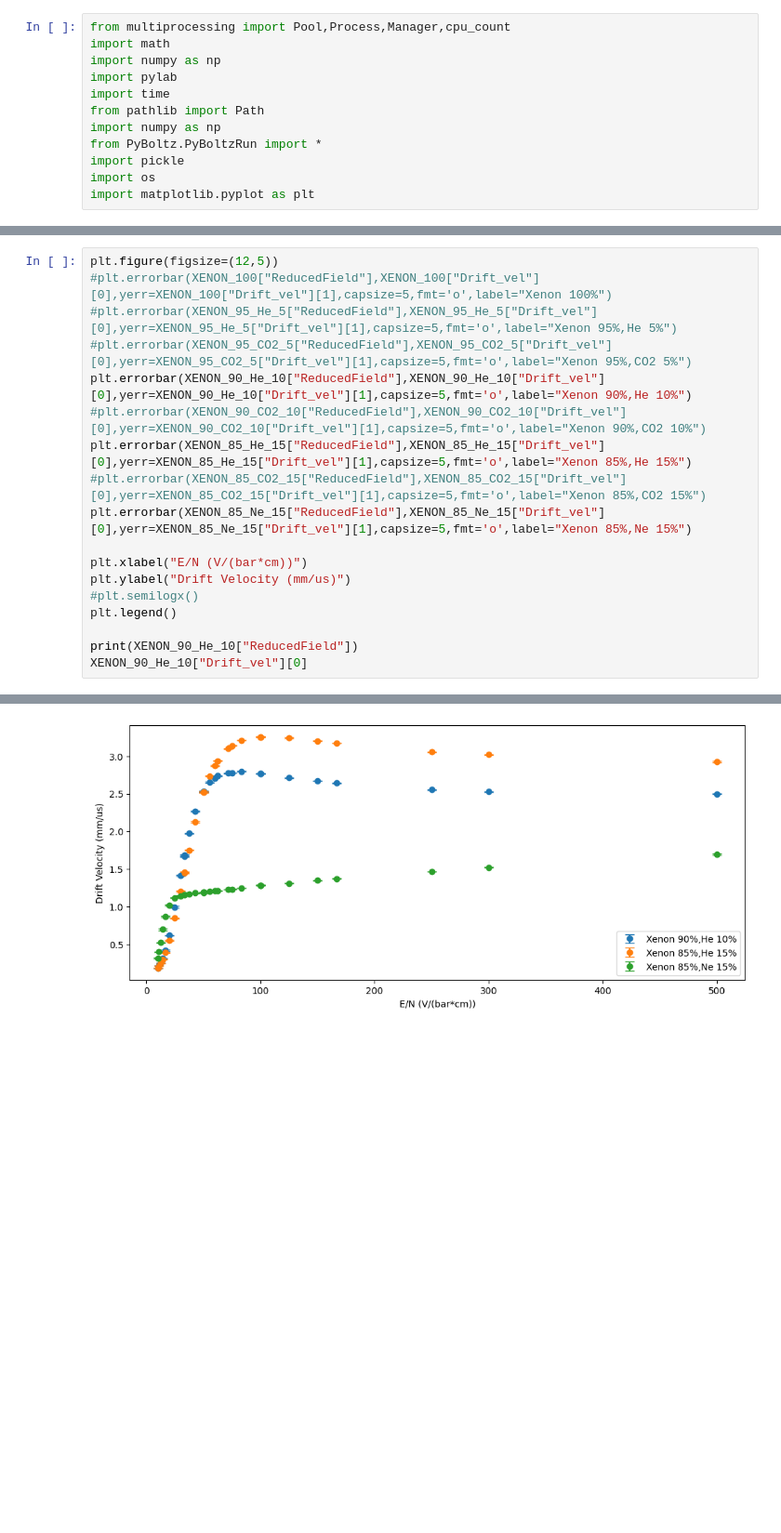
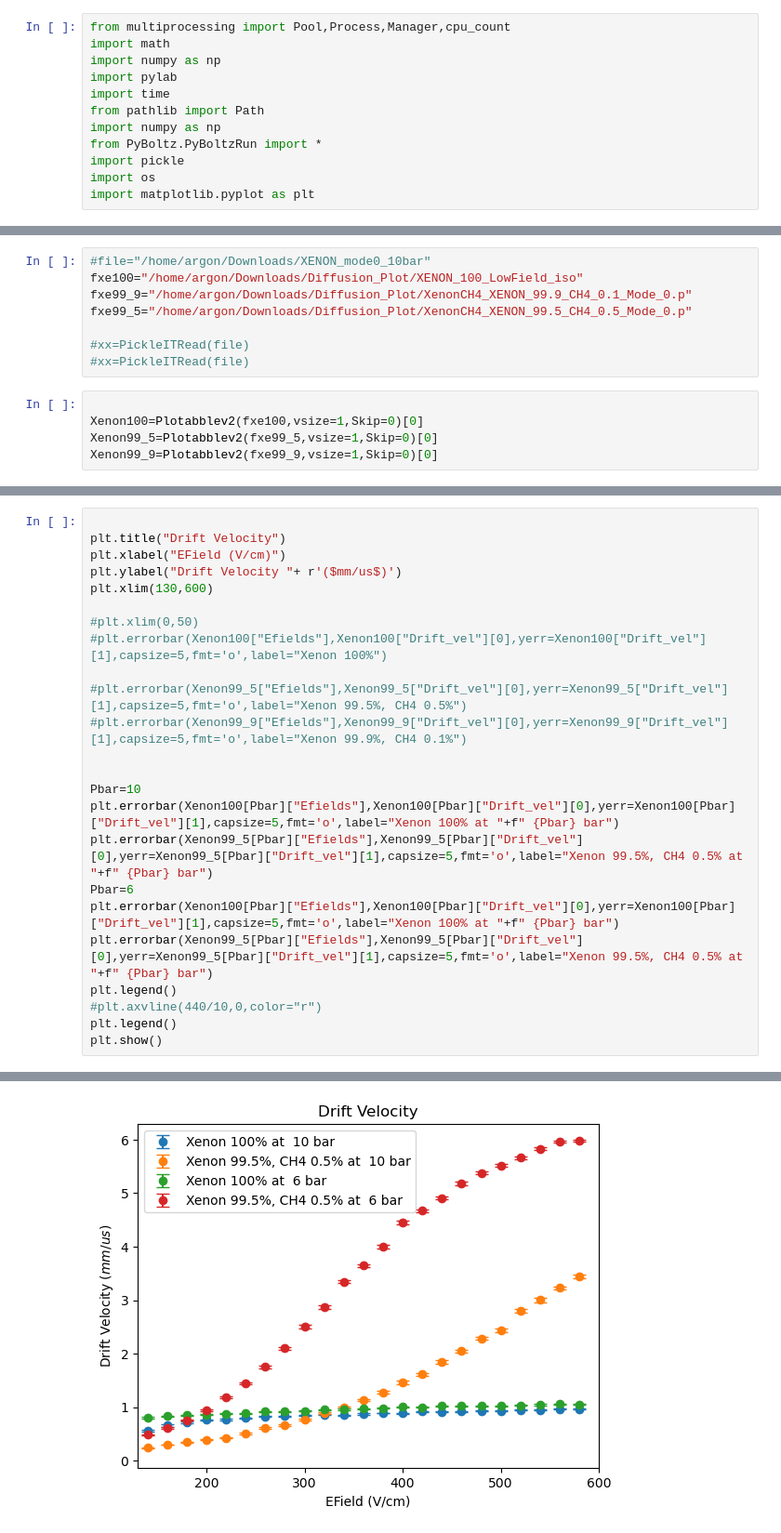
Before and after one commit to ilkerparmaksiz/Analysis, a Jupyter notebook: CRAB/CRAB_Diffusion_Plots.ipynb, the cells around one changed output, grey strips where cells are left out. Shown: that part at 93% size. Cells and saved outputs as stored; diff of their text form; blank space fills up the shorter version.

Commit message:
Add files via upload
Some Plots are updated

```diff
--- a/CRAB/CRAB_Diffusion_Plots.ipynb
+++ b/CRAB/CRAB_Diffusion_Plots.ipynb
@@ -131,0 +451,13 @@ print(t)
+# %%
+#file="/home/argon/Downloads/XENON_mode0_10bar"
+fxe100="/home/argon/Downloads/Diffusion_Plot/XENON_100_LowField_iso"
+fxe99_9="/home/argon/Downloads/Diffusion_Plot/XenonCH4_XENON_99.9_CH4_0.1_Mode_0.p"
+fxe99_5="/home/argon/Downloads/Diffusion_Plot/XenonCH4_XENON_99.5_CH4_0.5_Mode_0.p"
+
+#xx=PickleITRead(file)
+#xx=PickleITRead(file)
+# %%
+
+Xenon100=Plotabblev2(fxe100,vsize=1,Skip=0)[0]
+Xenon99_5=Plotabblev2(fxe99_5,vsize=1,Skip=0)[0]
+Xenon99_9=Plotabblev2(fxe99_9,vsize=1,Skip=0)[0]
@@ -132,19 +509,25 @@ print(t)
 # %%
-plt.figure(figsize=(12,5))
-#plt.errorbar(XENON_100["ReducedField"],XENON_100["Drift_vel"][0],yerr=XENON_100["Drift_vel"][1],capsize=5,fmt='o',label="Xenon 100%")
-#plt.errorbar(XENON_95_He_5["ReducedField"],XENON_95_He_5["Drift_vel"][0],yerr=XENON_95_He_5["Drift_vel"][1],capsize=5,fmt='o',label="Xenon 95%,He 5%")
-#plt.errorbar(XENON_95_CO2_5["ReducedField"],XENON_95_CO2_5["Drift_vel"][0],yerr=XENON_95_CO2_5["Drift_vel"][1],capsize=5,fmt='o',label="Xenon 95%,CO2 5%")
-plt.errorbar(XENON_90_He_10["ReducedField"],XENON_90_He_10["Drift_vel"][0],yerr=XENON_90_He_10["Drift_vel"][1],capsize=5,fmt='o',label="Xenon 90%,He 10%")
-#plt.errorbar(XENON_90_CO2_10["ReducedField"],XENON_90_CO2_10["Drift_vel"][0],yerr=XENON_90_CO2_10["Drift_vel"][1],capsize=5,fmt='o',label="Xenon 90%,CO2 10%")
-plt.errorbar(XENON_85_He_15["ReducedField"],XENON_85_He_15["Drift_vel"][0],yerr=XENON_85_He_15["Drift_vel"][1],capsize=5,fmt='o',label="Xenon 85%,He 15%")
-#plt.errorbar(XENON_85_CO2_15["ReducedField"],XENON_85_CO2_15["Drift_vel"][0],yerr=XENON_85_CO2_15["Drift_vel"][1],capsize=5,fmt='o',label="Xenon 85%,CO2 15%")
-plt.errorbar(XENON_85_Ne_15["ReducedField"],XENON_85_Ne_15["Drift_vel"][0],yerr=XENON_85_Ne_15["Drift_vel"][1],capsize=5,fmt='o',label="Xenon 85%,Ne 15%")
 
-plt.xlabel("E/N (V/(bar*cm))")
-plt.ylabel("Drift Velocity (mm/us)")
-#plt.semilogx()
+plt.title("Drift Velocity")
+plt.xlabel("EField (V/cm)")
+plt.ylabel("Drift Velocity "+ r'($mm/us$)')
+plt.xlim(130,600)
+
+#plt.xlim(0,50)
+#plt.errorbar(Xenon100["Efields"],Xenon100["Drift_vel"][0],yerr=Xenon100["Drift_vel"][1],capsize=5,fmt='o',label="Xenon 100%")
+
+#plt.errorbar(Xenon99_5["Efields"],Xenon99_5["Drift_vel"][0],yerr=Xenon99_5["Drift_vel"][1],capsize=5,fmt='o',label="Xenon 99.5%, CH4 0.5%")
+#plt.errorbar(Xenon99_9["Efields"],Xenon99_9["Drift_vel"][0],yerr=Xenon99_9["Drift_vel"][1],capsize=5,fmt='o',label="Xenon 99.9%, CH4 0.1%")
+
+
+Pbar=10
+plt.errorbar(Xenon100[Pbar]["Efields"],Xenon100[Pbar]["Drift_vel"][0],yerr=Xenon100[Pbar]["Drift_vel"][1],capsize=5,fmt='o',label="Xenon 100% at "+f" {Pbar} bar")
+plt.errorbar(Xenon99_5[Pbar]["Efields"],Xenon99_5[Pbar]["Drift_vel"][0],yerr=Xenon99_5[Pbar]["Drift_vel"][1],capsize=5,fmt='o',label="Xenon 99.5%, CH4 0.5% at "+f" {Pbar} bar")
+Pbar=6
+plt.errorbar(Xenon100[Pbar]["Efields"],Xenon100[Pbar]["Drift_vel"][0],yerr=Xenon100[Pbar]["Drift_vel"][1],capsize=5,fmt='o',label="Xenon 100% at "+f" {Pbar} bar")
+plt.errorbar(Xenon99_5[Pbar]["Efields"],Xenon99_5[Pbar]["Drift_vel"][0],yerr=Xenon99_5[Pbar]["Drift_vel"][1],capsize=5,fmt='o',label="Xenon 99.5%, CH4 0.5% at "+f" {Pbar} bar")
 plt.legend()
-
-print(XENON_90_He_10["ReducedField"])
-XENON_90_He_10["Drift_vel"][0]
+#plt.axvline(440/10,0,color="r")
+plt.legend()
+plt.show()
 # %% [output]
@@ -163 +534 @@ array([2.76950774, 2.53009257, 1.68334398, 0.99680746, 0.61978572,
-[figure, old version]
+[figure, new version]
```
Also changed, not shown: parts of 26 cells of this notebook, 15 other files.
